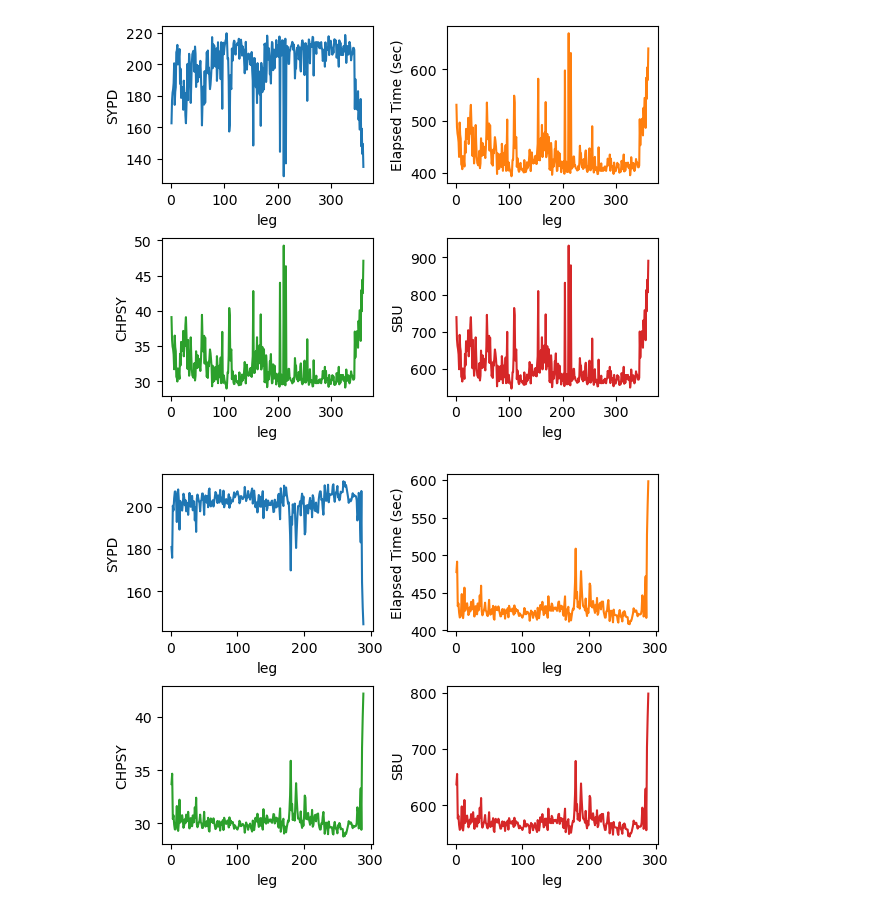
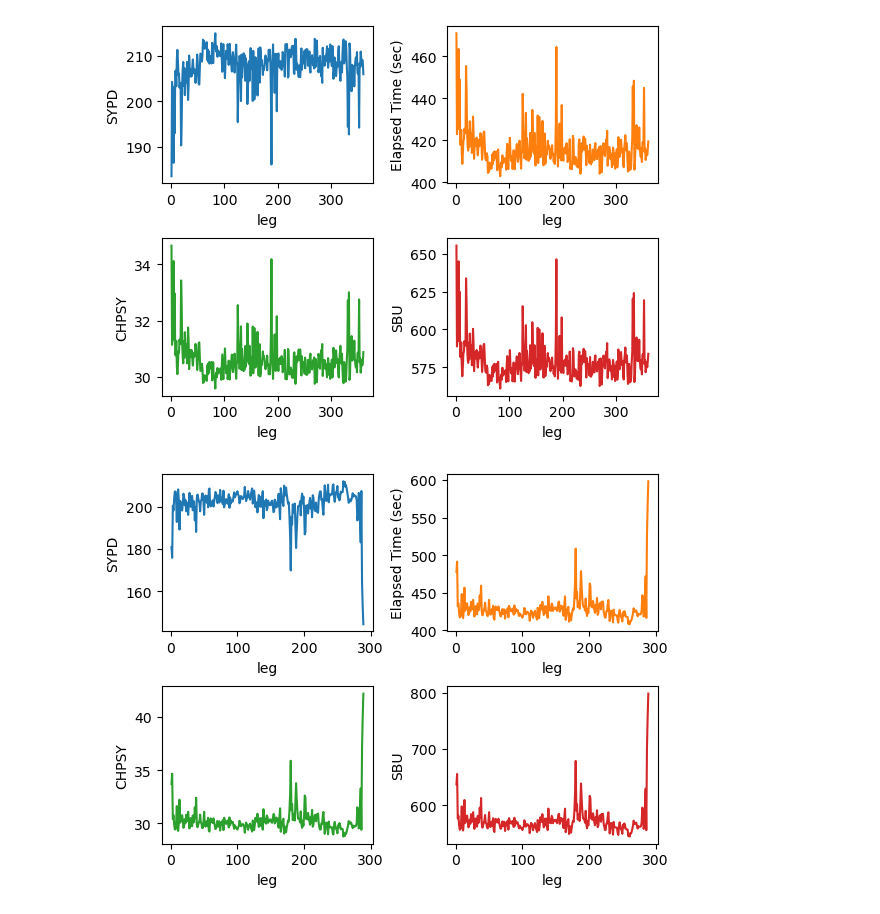
Before and after one commit to asozza/stece, a Jupyter notebook: osprey/hpc/test.ipynb, the cells around one changed output. Cells and saved outputs as stored; diff of their text form; code cells hidden in the pictures.

```diff
--- a/osprey/hpc/test.ipynb
+++ b/osprey/hpc/test.ipynb
@@ -3,9 +3,9 @@ import numpy as np
 import matplotlib.pyplot as plt
 import osprey.hpc.hpc as hpc
 # %%
-hpc.multiplot_vs_time('lgr1', 0)
+hpc.multiplot_vs_time('pi05', 0)
 # %% [output]
-[figure, old version]
+[figure, new version]
 # %%
 hpc.multiplot_vs_time('lhr3', 0)
 # %% [output]
```
Also changed, not shown: 31 other files.
